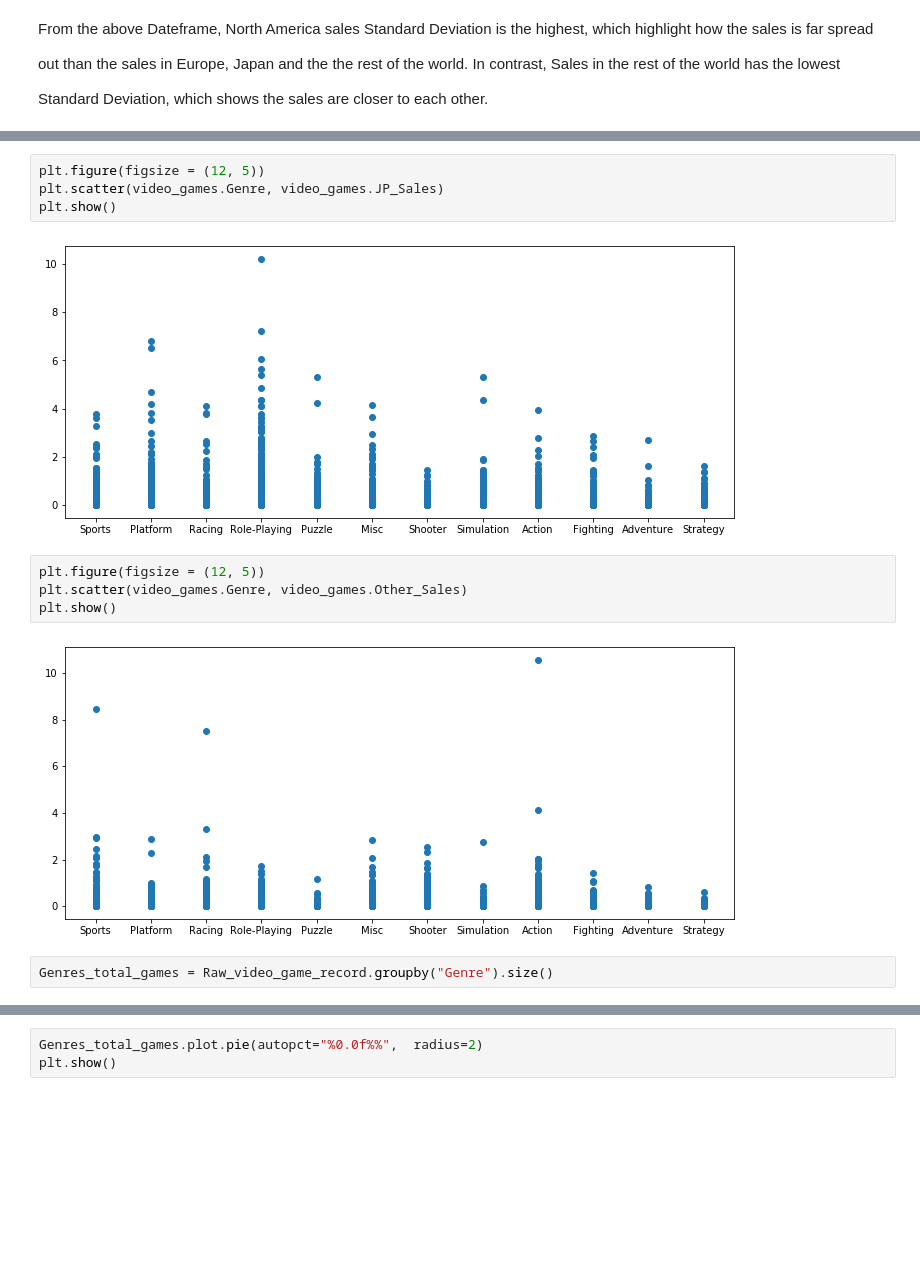
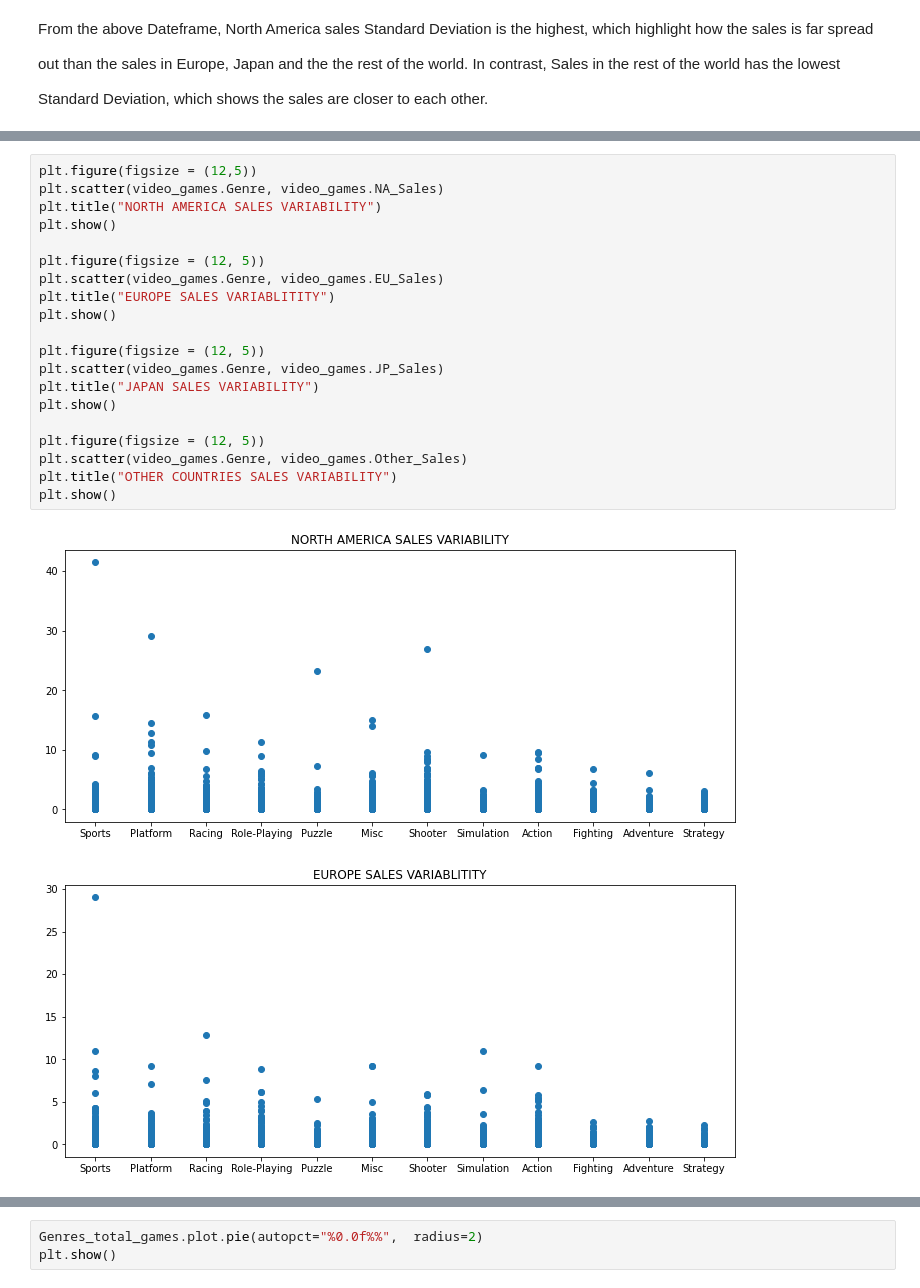
Before and after one commit to cappymayor/worldwide_game_EDA, a Jupyter notebook: Notebook/Video-games-analysis.ipynb, the cells around one changed output, grey strips where cells are left out. Drawn from its saved outputs; the diff is of its cells as text; blank space fills up the shorter version.

```diff
--- a/Notebook/Video-games-analysis.ipynb
+++ b/Notebook/Video-games-analysis.ipynb
@@ -78,14 +58,23 @@ plt.show()
-# %%
-plt.figure(figsize = (12, 5))
-plt.scatter(video_games.Genre, video_games.JP_Sales)
-plt.show()
-# %% [output]
-[figure, removed]
-# %%
-plt.figure(figsize = (12, 5))
-plt.scatter(video_games.Genre, video_games.Other_Sales)
-plt.show()
-# %% [output]
-[figure, removed]
-# %%
-Genres_total_games = Raw_video_game_record.groupby("Genre").size()
+# %%
+plt.figure(figsize = (12,5))
+plt.scatter(video_games.Genre, video_games.NA_Sales)
+plt.title("NORTH AMERICA SALES VARIABILITY")
+plt.show()
+
+plt.figure(figsize = (12, 5))
+plt.scatter(video_games.Genre, video_games.EU_Sales)
+plt.title("EUROPE SALES VARIABLITITY")
+plt.show()
+
+plt.figure(figsize = (12, 5))
+plt.scatter(video_games.Genre, video_games.JP_Sales)
+plt.title("JAPAN SALES VARIABILITY")
+plt.show()
+
+plt.figure(figsize = (12, 5))
+plt.scatter(video_games.Genre, video_games.Other_Sales)
+plt.title("OTHER COUNTRIES SALES VARIABILITY")
+plt.show()
+# %% [output]
+[figure, added]
+[figure, added]
```
Also changed, not shown: parts of 20 cells of this notebook.
